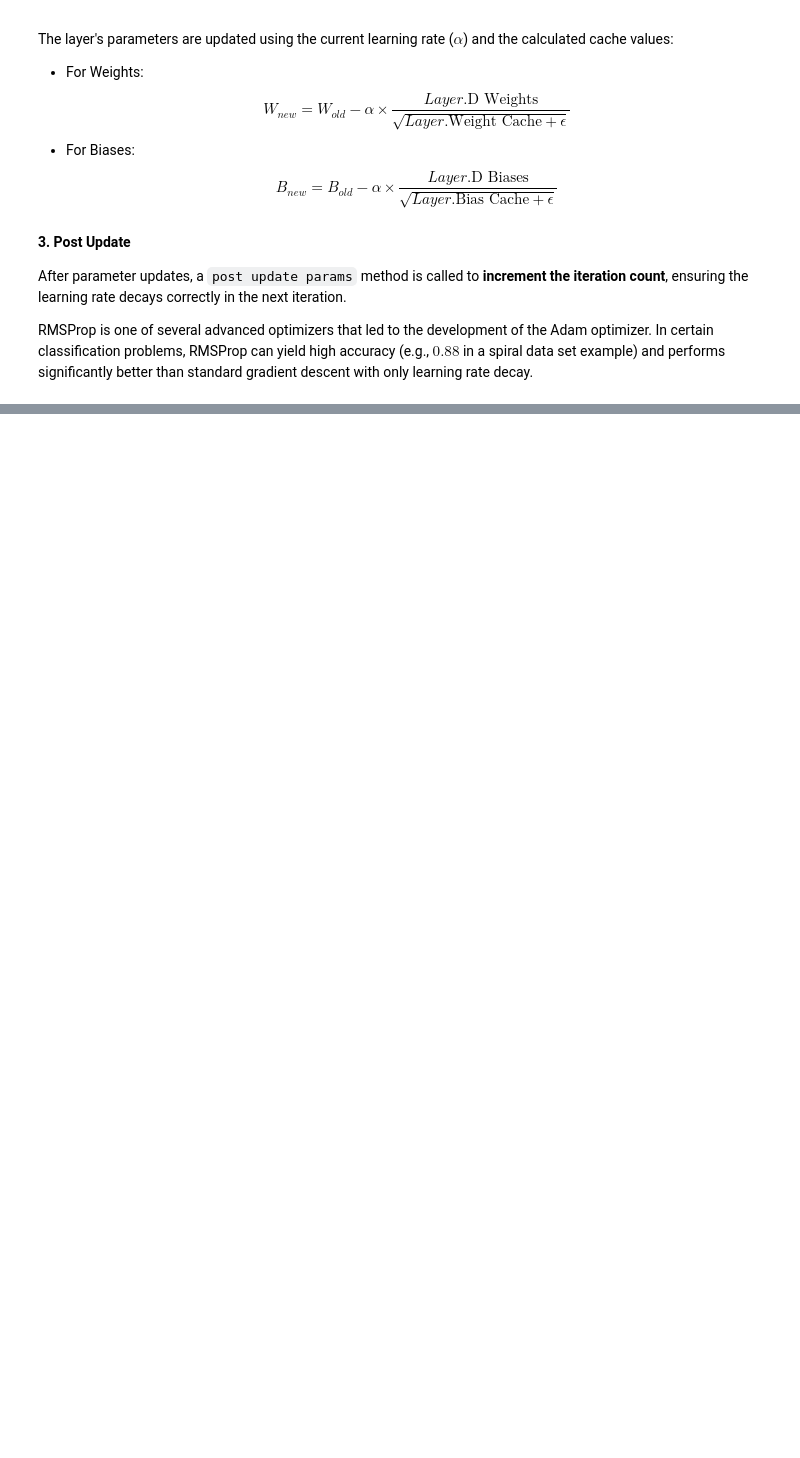
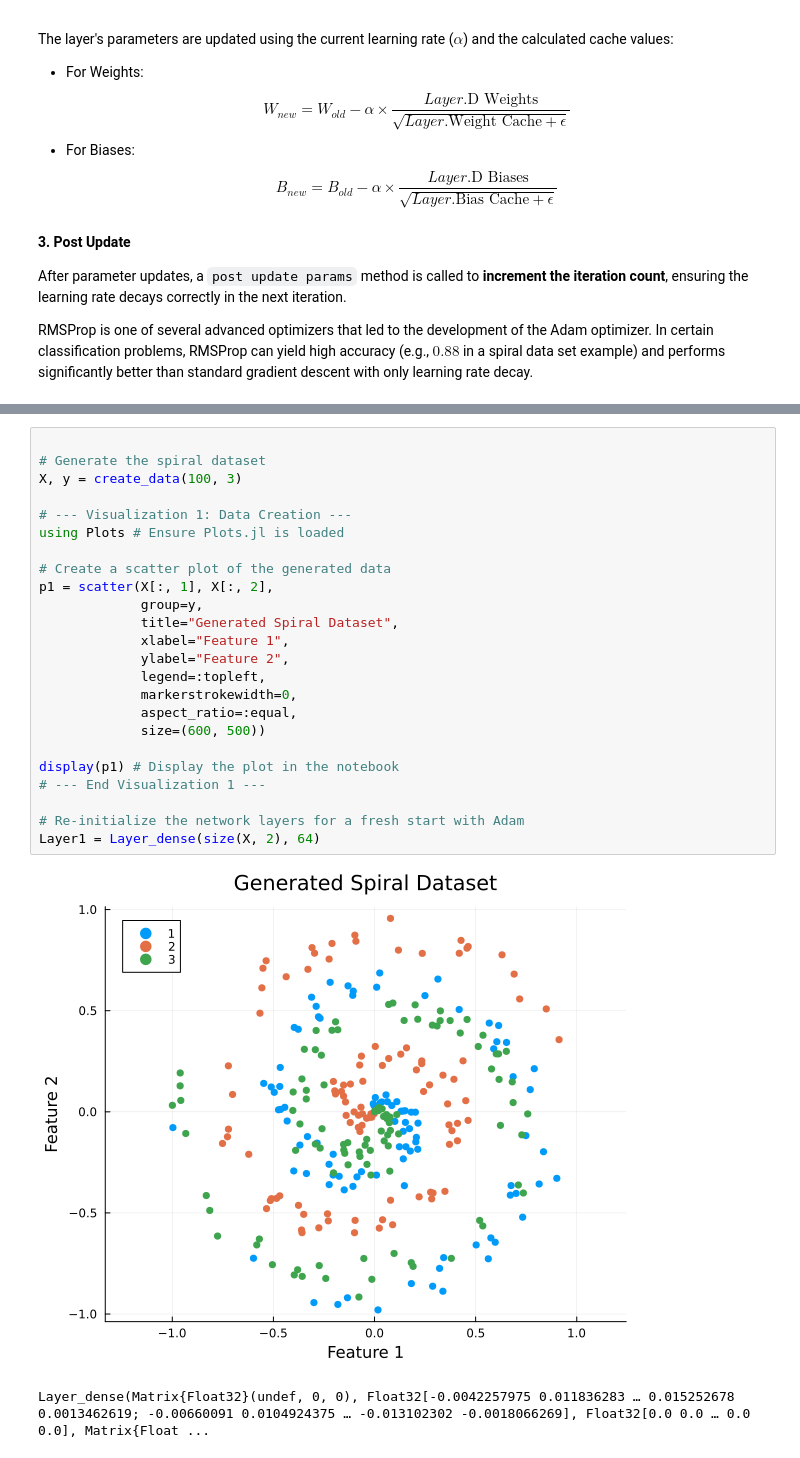
Before and after one commit to Nirbhay0007/Neural_Network, a Jupyter notebook: before_optimizers.ipynb, the cells around one changed output, grey strips where cells are left out. Drawn from its saved outputs; the diff is of its cells as text; blank space fills up the shorter version.

```diff
--- a/before_optimizers.ipynb
+++ b/before_optimizers.ipynb
@@ -1902,0 +2488,27 @@ mutable struct Optimization_RMSProp
+# %%
+
+# Generate the spiral dataset
+X, y = create_data(100, 3)
+
+# --- Visualization 1: Data Creation ---
+using Plots # Ensure Plots.jl is loaded
+
+# Create a scatter plot of the generated data
+p1 = scatter(X[:, 1], X[:, 2],
+             group=y,
+             title="Generated Spiral Dataset",
+             xlabel="Feature 1",
+             ylabel="Feature 2",
+             legend=:topleft,
+             markerstrokewidth=0,
+             aspect_ratio=:equal,
+             size=(600, 500))
+
+display(p1) # Display the plot in the notebook
+# --- End Visualization 1 ---
+
+# Re-initialize the network layers for a fresh start with Adam
+Layer1 = Layer_dense(size(X, 2), 64)
+# %% [output]
+[figure, added]
+Layer_dense(Matrix{Float32}(undef, 0, 0), Float32[-0.0042257975 0.011836283 … 0.015252678 0.0013462619; -0.00660091 0.0104924375 … -0.013102302 -0.0018066269], Float32[0.0 0.0 … 0.0 0.0], Matrix{Float ...
```
Also changed, not shown: parts of 41 cells of this notebook, 1 other file.
